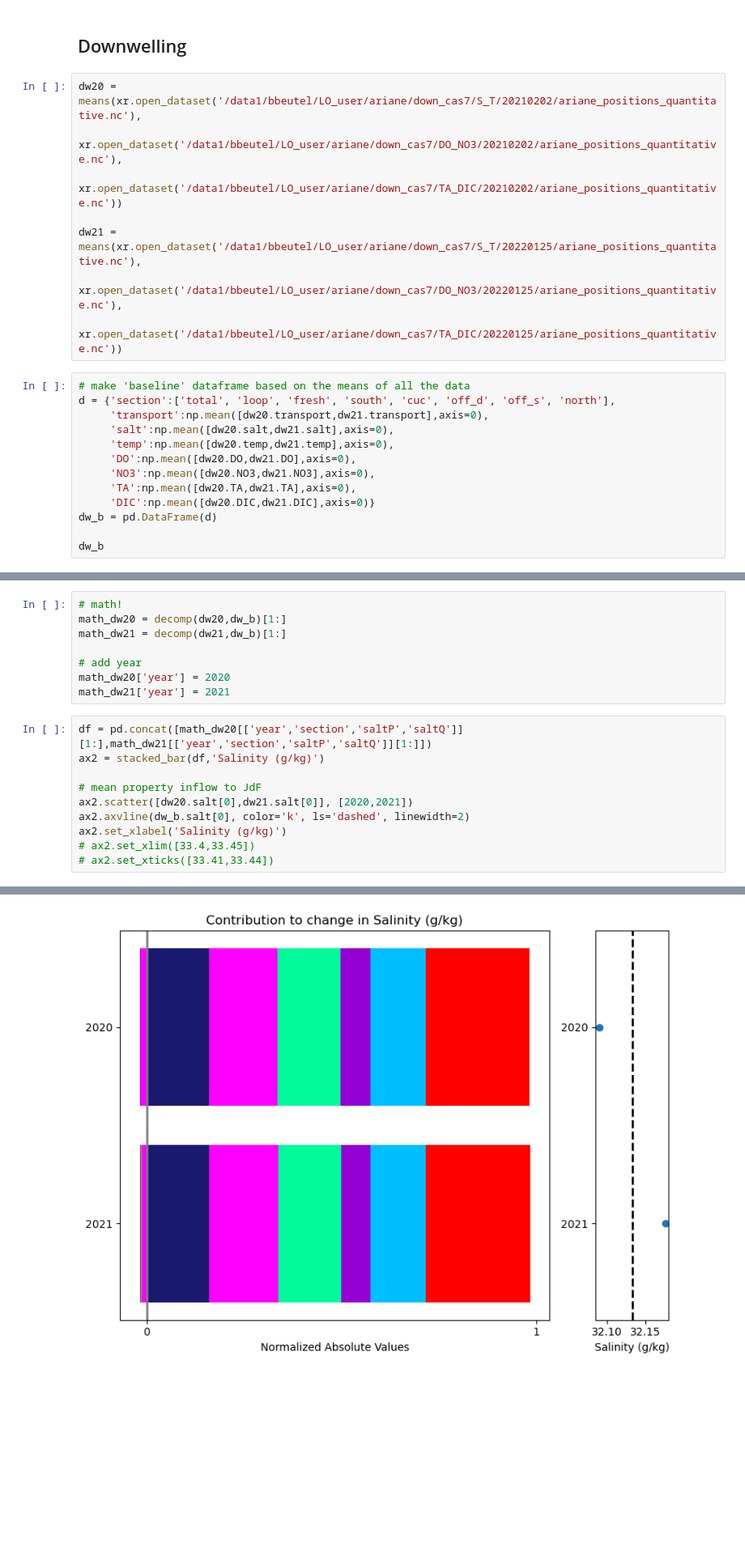
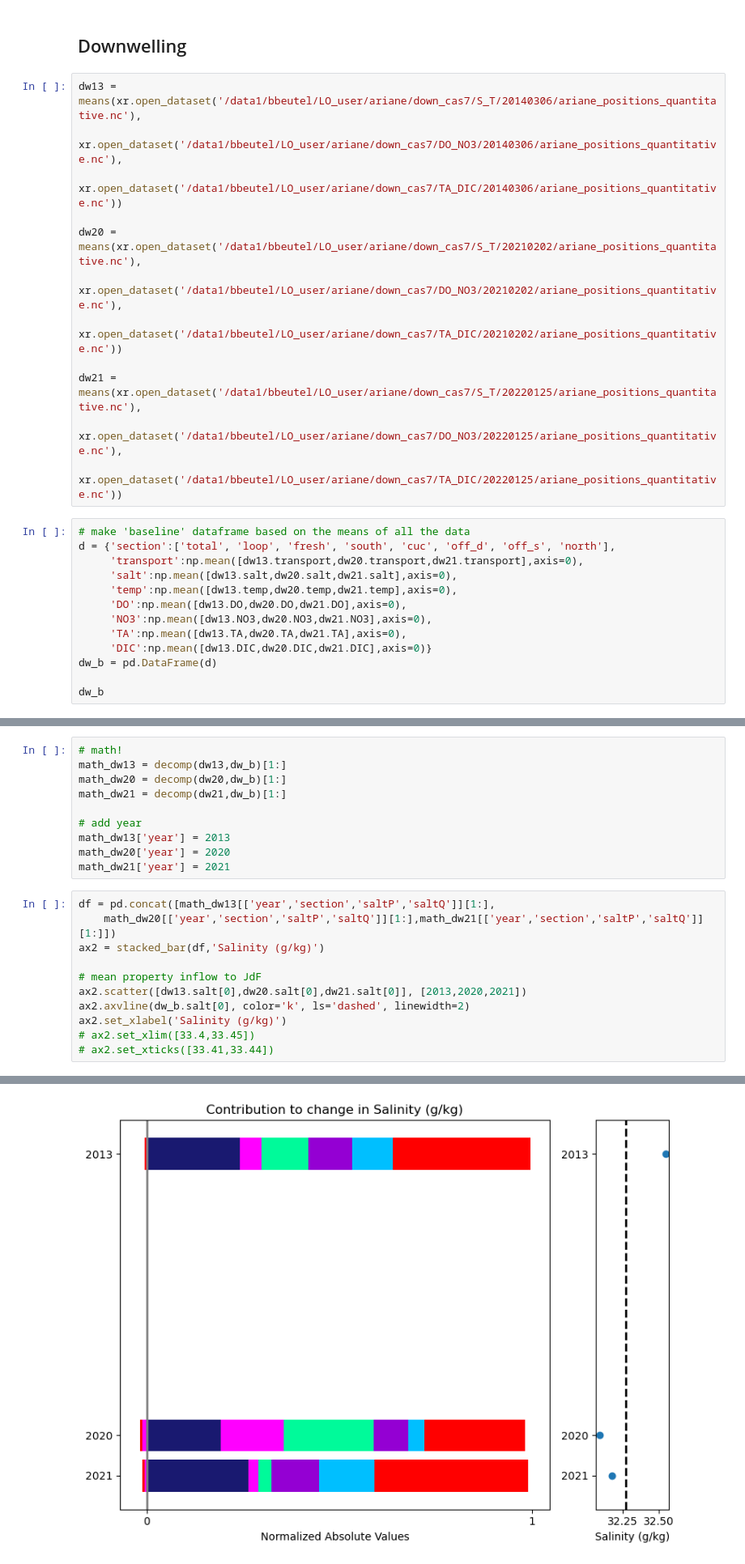
Before and after one commit to rbeutel/LO_user, a Jupyter notebook: ariane/quant_attribution.ipynb, the cells around one changed output, grey strips where cells are left out. Shown at 81% size. Cells and saved outputs as stored; diff of their text form; blank space fills up the shorter version.

```diff
--- a/ariane/quant_attribution.ipynb
+++ b/ariane/quant_attribution.ipynb
@@ -394,6 +416,10 @@ Text(0.5, 36.72222222222221, 'DIC ()')
 # %% [markdown]
 ## Downwelling
 # %%
+dw13 = means(xr.open_dataset('/data1/bbeutel/LO_user/ariane/down_cas7/S_T/20140306/ariane_positions_quantitative.nc'),
+             xr.open_dataset('/data1/bbeutel/LO_user/ariane/down_cas7/DO_NO3/20140306/ariane_positions_quantitative.nc'),
+             xr.open_dataset('/data1/bbeutel/LO_user/ariane/down_cas7/TA_DIC/20140306/ariane_positions_quantitative.nc'))
+
 dw20 = means(xr.open_dataset('/data1/bbeutel/LO_user/ariane/down_cas7/S_T/20210202/ariane_positions_quantitative.nc'),
              xr.open_dataset('/data1/bbeutel/LO_user/ariane/down_cas7/DO_NO3/20210202/ariane_positions_quantitative.nc'),
              xr.open_dataset('/data1/bbeutel/LO_user/ariane/down_cas7/TA_DIC/20210202/ariane_positions_quantitative.nc'))
@@ -404,13 +430,13 @@ dw21 = means(xr.open_dataset('/data1/bbeutel/LO_user/ariane/down_cas7/S_T/202201
 # %%
 # make 'baseline' dataframe based on the means of all the data
 d = {'section':['total', 'loop', 'fresh', 'south', 'cuc', 'off_d', 'off_s', 'north'],
-     'transport':np.mean([dw20.transport,dw21.transport],axis=0),
-     'salt':np.mean([dw20.salt,dw21.salt],axis=0),
-     'temp':np.mean([dw20.temp,dw21.temp],axis=0),
-     'DO':np.mean([dw20.DO,dw21.DO],axis=0),
-     'NO3':np.mean([dw20.NO3,dw21.NO3],axis=0),
-     'TA':np.mean([dw20.TA,dw21.TA],axis=0),
-     'DIC':np.mean([dw20.DIC,dw21.DIC],axis=0)}
+     'transport':np.mean([dw13.transport,dw20.transport,dw21.transport],axis=0),
+     'salt':np.mean([dw13.salt,dw20.salt,dw21.salt],axis=0),
+     'temp':np.mean([dw13.temp,dw20.temp,dw21.temp],axis=0),
+     'DO':np.mean([dw13.DO,dw20.DO,dw21.DO],axis=0),
+     'NO3':np.mean([dw13.NO3,dw20.NO3,dw21.NO3],axis=0),
+     'TA':np.mean([dw13.TA,dw20.TA,dw21.TA],axis=0),
+     'DIC':np.mean([dw13.DIC,dw20.DIC,dw21.DIC],axis=0)}
 dw_b = pd.DataFrame(d)
 
 dw_b
@@ -427,22 +453,25 @@ dw_b
 # %%
 # math!
+math_dw13 = decomp(dw13,dw_b)[1:]
 math_dw20 = decomp(dw20,dw_b)[1:]
 math_dw21 = decomp(dw21,dw_b)[1:]
 
 # add year
+math_dw13['year'] = 2013
 math_dw20['year'] = 2020
 math_dw21['year'] = 2021
 # %%
-df = pd.concat([math_dw20[['year','section','saltP','saltQ']][1:],math_dw21[['year','section','saltP','saltQ']][1:]])
+df = pd.concat([math_dw13[['year','section','saltP','saltQ']][1:],
+    math_dw20[['year','section','saltP','saltQ']][1:],math_dw21[['year','section','saltP','saltQ']][1:]])
 ax2 = stacked_bar(df,'Salinity (g/kg)')
 
 # mean property inflow to JdF
-ax2.scatter([dw20.salt[0],dw21.salt[0]], [2020,2021])
+ax2.scatter([dw13.salt[0],dw20.salt[0],dw21.salt[0]], [2013,2020,2021])
 ax2.axvline(dw_b.salt[0], color='k', ls='dashed', linewidth=2)
 ax2.set_xlabel('Salinity (g/kg)')
 # ax2.set_xlim([33.4,33.45])
 # ax2.set_xticks([33.41,33.44])
 # %% [output]
 Text(0.5, 36.72222222222221, 'Salinity (g/kg)')
-[figure, old version]
+[figure, new version]
 # %%
```
Also changed, not shown: parts of 16 cells of this notebook, 1 other file.
